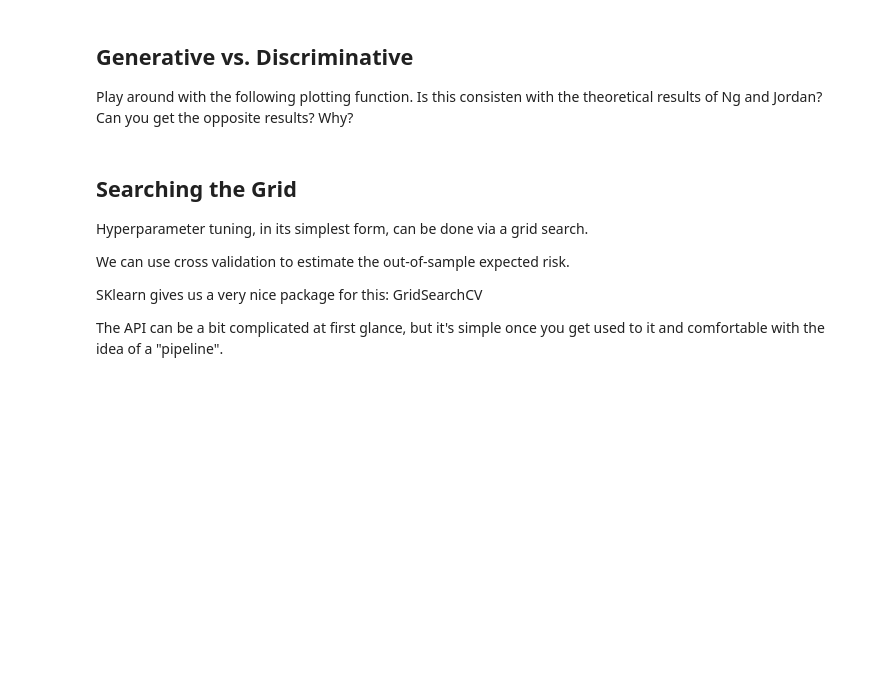
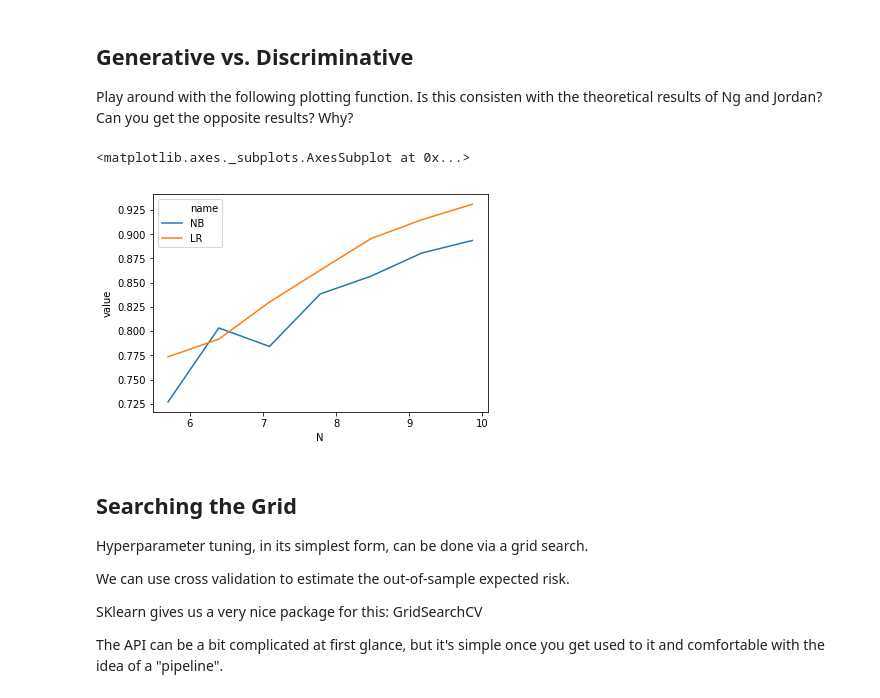
Before and after one commit to nandanrao/text-mining, a Jupyter notebook: exercise-2.ipynb, the cells around one changed output. Drawn from its saved outputs; the diff is of its cells as text; code cells hidden in the pictures; blank space fills up the shorter version.

```diff
--- a/exercise-2.ipynb
+++ b/exercise-2.ipynb
@@ -21,8 +21,8 @@ def preprocess(s):
 # %%
 # load and randomize
 
-yelps = pd.read_csv('sentiment/yelps.csv').sample(frac=1.)
-movies = pd.read_csv('sentiment/movies.csv').sample(frac=1.)
+yelps = pd.read_csv('yelps.csv').sample(frac=1.)
+movies = pd.read_csv('movies.csv').sample(frac=1.)
 # %% [markdown]
 ## Inspecting p(X) of the BOW vectorizers
 
@@ -74,26 +80,32 @@ sns.barplot(x = 'word',
 ## Generative vs. Discriminative
 
 Play around with the following plotting function. Is this consisten with the theoretical results of Ng and Jordan? Can you get the opposite results? Why?
+# %%
+V = _train_and_transform(deepcopy(vectorizer),yelps.text)[1]
 # %%
 # add vectors here
-V = "foo"
+#V = _train_and_transform(deepcopy(vectorizer),yelps.text)
 y = yelps.positive
+
 
 def _cv_score(V, y, models):
     return [{ 'name': name, 'value': np.mean(cross_val_score(model, V, y, cv=3)) }
             for name, model in models]
 
 def plot_cv_scores(V, y, models, ticks):
     scores = [_cv_score(V[:t], y[:t], models) for t in ticks]
     scores = [({'N': np.log(t) , **i}) for t,s
               in zip(ticks, scores) for i in s]
     df = pd.DataFrame(scores)
     return sns.lineplot(y='value', x='N', hue='name', data=df)
 
 models = [('NB', MultinomialNB(fit_prior=False)),
           ('LR', LogisticRegression())]
 
 plot_cv_scores(V, y, models, [300, 600, 1200, 2400, 4800, 9600, 19200])
+# %% [output]
+<matplotlib.axes._subplots.AxesSubplot at 0x...>
+[figure, added]
 # %% [markdown]
 ## Searching the Grid
 
```
Also changed, not shown: parts of 6 cells of this notebook.
